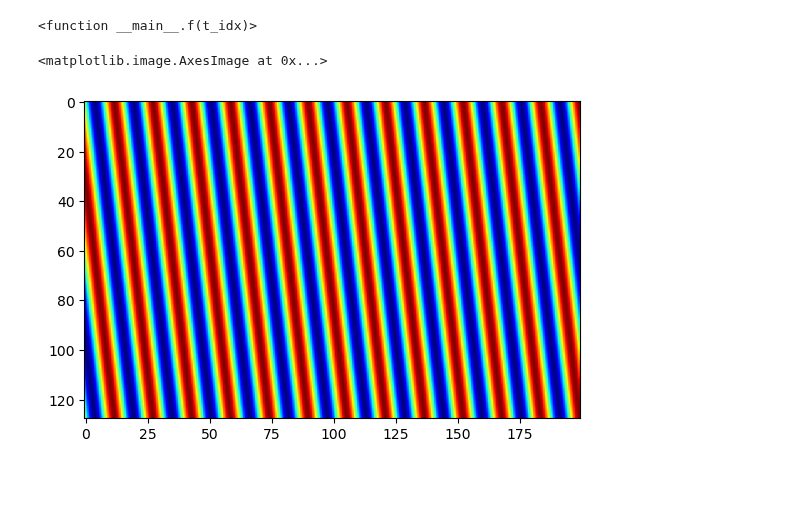
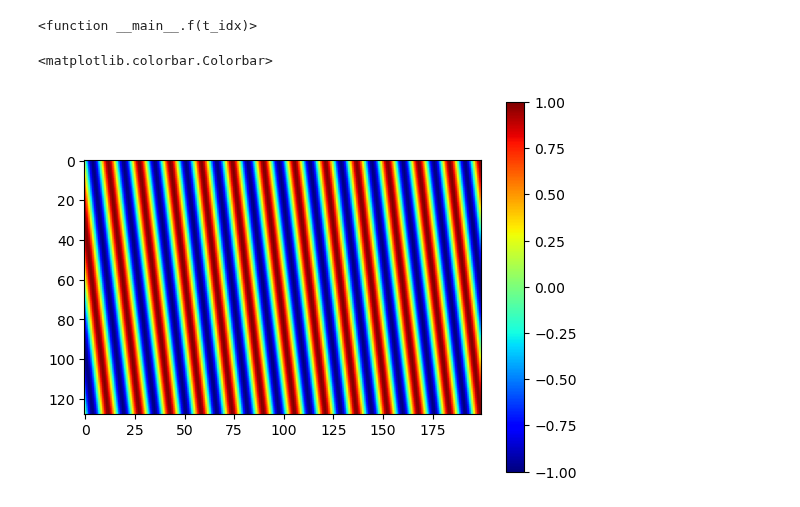
Before and after one commit to mgjeon/jaxpi, a Jupyter notebook: notebooks/adv.ipynb, the cells around one changed output. Drawn from its saved outputs; the diff is of its cells as text; code cells hidden in the pictures; blank space fills up the shorter version.

```diff
--- a/notebooks/adv.ipynb
+++ b/notebooks/adv.ipynb
@@ -139,24 +139,25 @@ interactive(children=(IntSlider(value=0, description='t_idx', max=199), Output()
 # %%
 # Problem setup
 T = 1.0  # final time
 L = 2 * jnp.pi  # length of the domain
 c = 80  # advection speed
 n_t = 200  # number of time steps
 n_x = 128  # number of spatial points
 
 def get_dataset(T=2.0, L=2 * jnp.pi, c=50, n_t=200, n_x=128):
     t_star = jnp.linspace(0, T, n_t)
     x_star = jnp.linspace(0, L, n_x)
 
     u_exact_fn = lambda t, x: jnp.sin(jnp.mod(x - c * t, L))
 
     u_exact = vmap(vmap(u_exact_fn, (None, 0)), (0, None))(t_star, x_star)
 
     return u_exact, t_star, x_star
 
 u_ref, t_star, x_star = get_dataset(T, L, c, n_t, n_x)
 
-plt.imshow(u_ref.T, cmap="jet")
+plt.imshow(u_ref.T, cmap="jet", vmin=-1, vmax=1)
+plt.colorbar()
 # %% [output]
-<matplotlib.image.AxesImage at 0x...>
+<matplotlib.colorbar.Colorbar>
-[figure, old version]
+[figure, new version]
```
Also changed, not shown: 1 other file.
